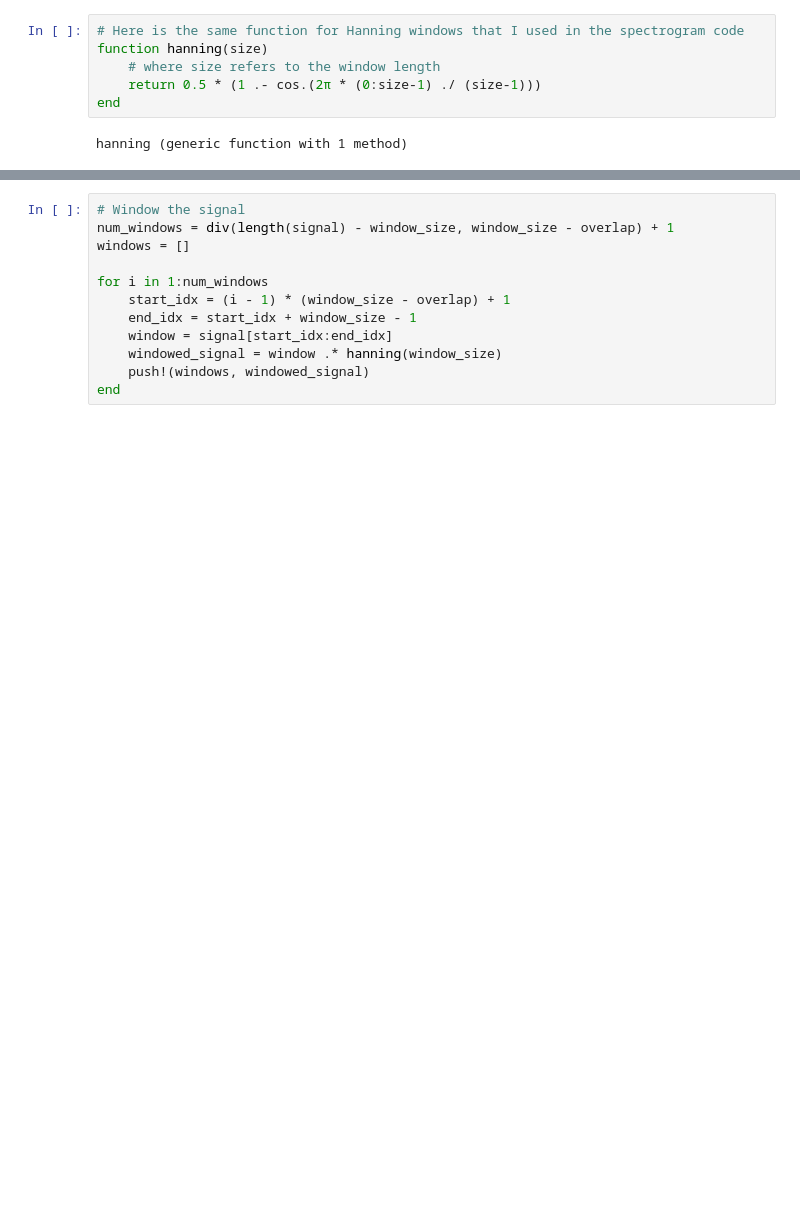
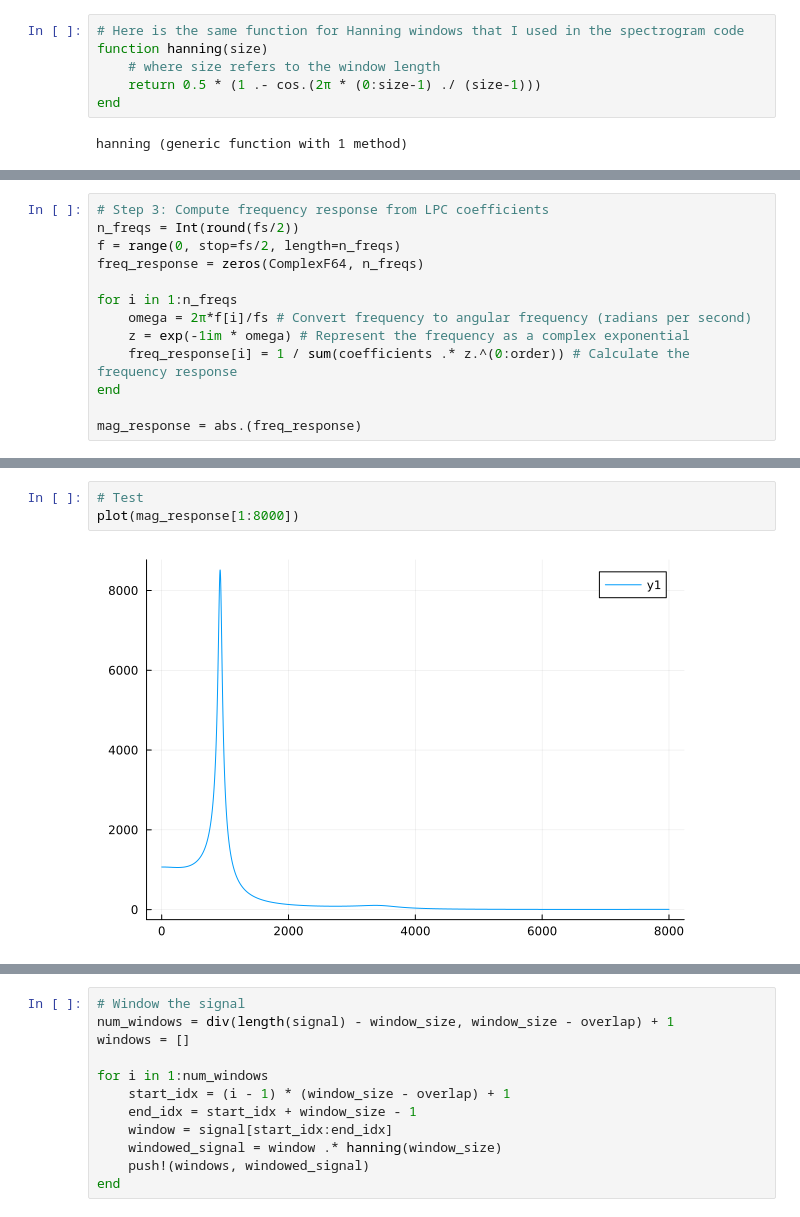
Before and after one commit to tschnoor/demonstration-notebooks, a Jupyter notebook: linear_makhoul_1975.ipynb, the cells around one changed output, grey strips where cells are left out. Cells and saved outputs as stored; diff of their text form; blank space fills up the shorter version.

```diff
--- a/linear_makhoul_1975.ipynb
+++ b/linear_makhoul_1975.ipynb
@@ -35,0 +100,13 @@ hanning (generic function with 1 method)
+# %%
+# Step 3: Compute frequency response from LPC coefficients
+n_freqs = Int(round(fs/2))
+f = range(0, stop=fs/2, length=n_freqs)
+freq_response = zeros(ComplexF64, n_freqs)
+
+for i in 1:n_freqs
+    omega = 2π*f[i]/fs # Convert frequency to angular frequency (radians per second)
+    z = exp(-1im * omega) # Represent the frequency as a complex exponential
+    freq_response[i] = 1 / sum(coefficients .* z.^(0:order)) # Calculate the frequency response
+end
+
+mag_response = abs.(freq_response)
@@ -35,0 +131,5 @@ hanning (generic function with 1 method)
+# %%
+# Test
+plot(mag_response[1:8000])
+# %% [output]
+[figure, added]
```
Also changed, not shown: parts of 20 cells of this notebook.
